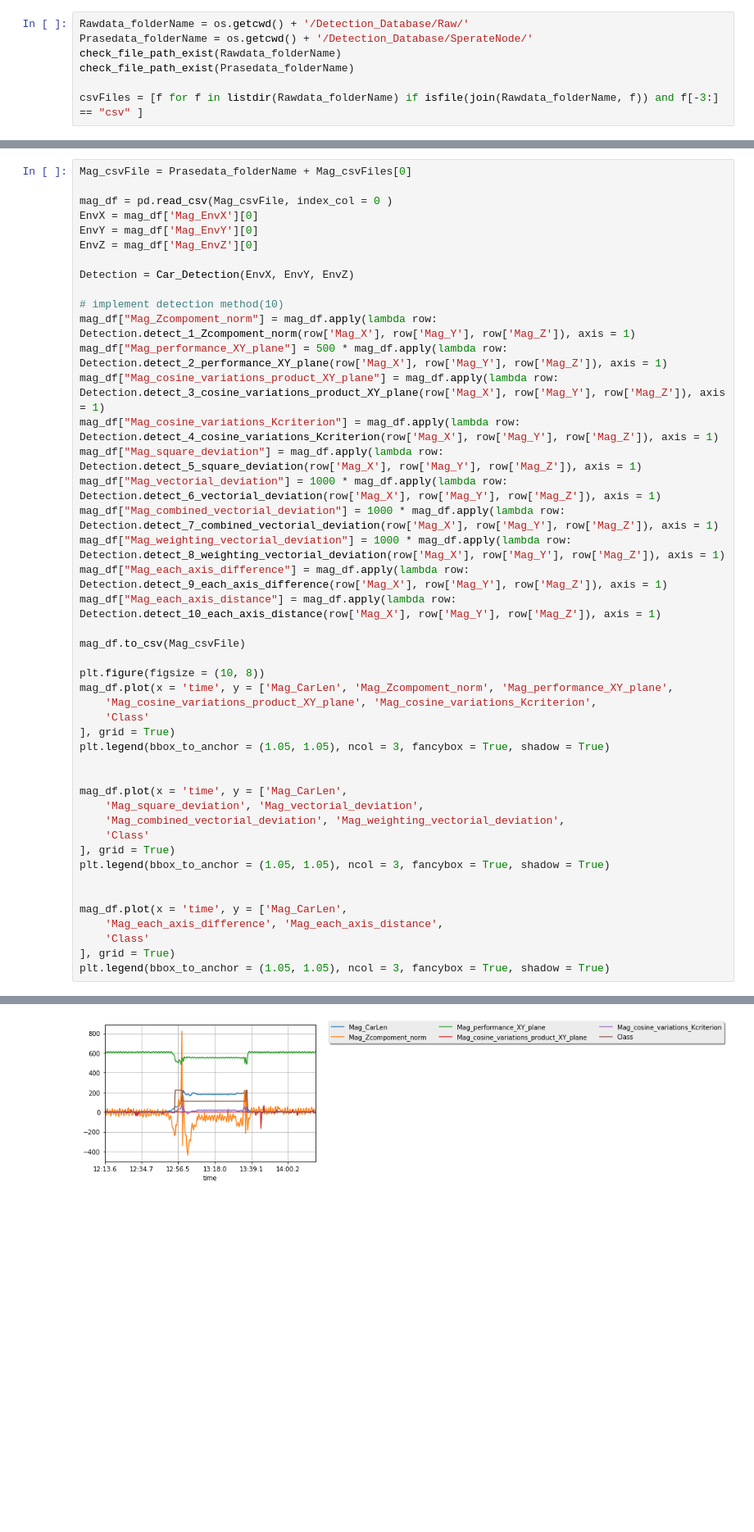
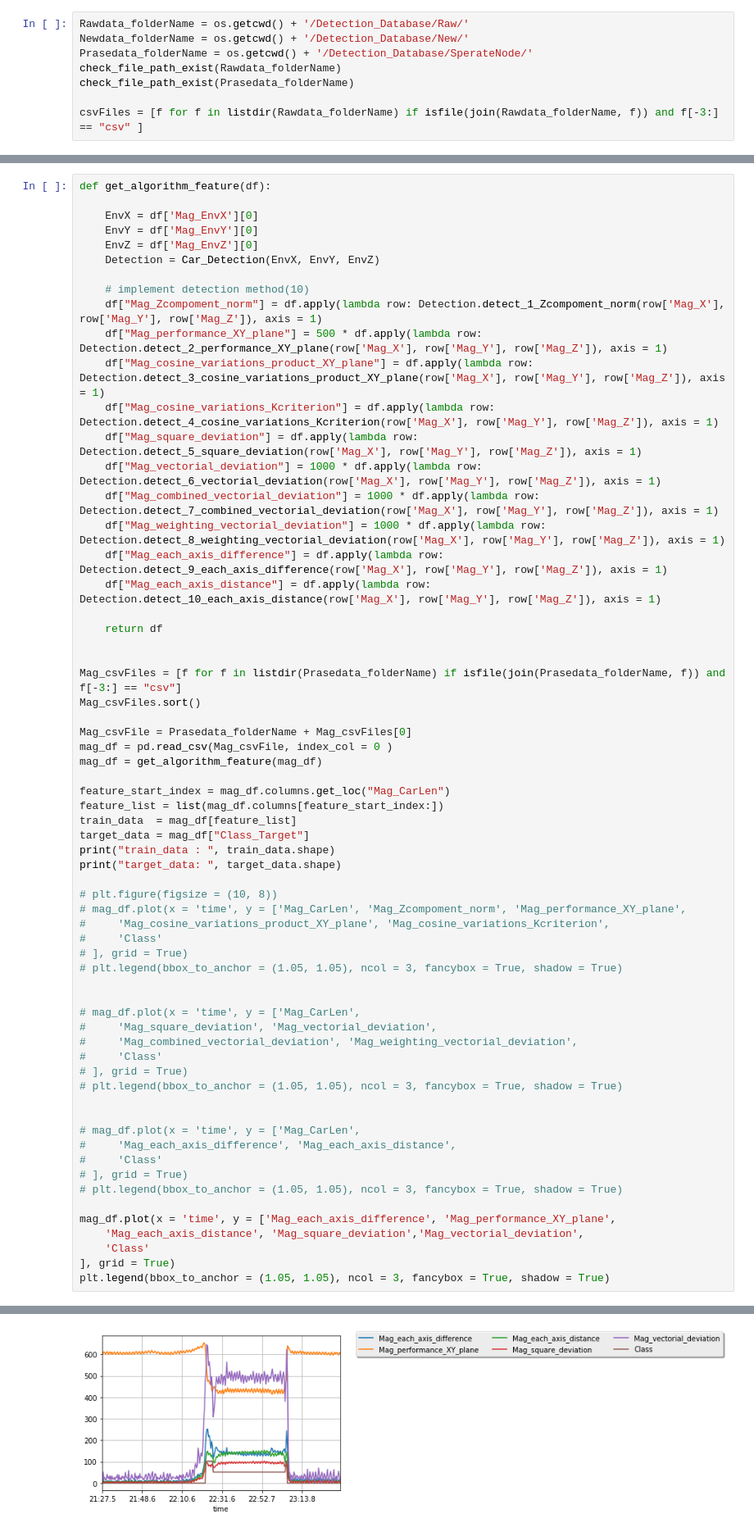
Before and after one commit to qwedsazxc78/ML_DL_Learning, a Jupyter notebook: Gemtek/Detection_Algorithm_v2.ipynb, the cells around one changed output, grey strips where cells are left out. Shown at 82% size. Drawn from its saved outputs; the diff is of its cells as text; blank space fills up the shorter version.

```diff
--- a/Gemtek/Detection_Algorithm_v2.ipynb
+++ b/Gemtek/Detection_Algorithm_v2.ipynb
@@ -187,5 +253,6 @@ def get_kmean_label(df, feature):
 # %%
 Rawdata_folderName = os.getcwd() + '/Detection_Database/Raw/'
+Newdata_folderName = os.getcwd() + '/Detection_Database/New/'
 Prasedata_folderName = os.getcwd() + '/Detection_Database/SperateNode/'
 check_file_path_exist(Rawdata_folderName)
 check_file_path_exist(Prasedata_folderName)
@@ -288,46 +383,65 @@ Mag_csvFile
 # %%
+def get_algorithm_feature(df):
+
+    EnvX = df['Mag_EnvX'][0]
+    EnvY = df['Mag_EnvY'][0]
+    EnvZ = df['Mag_EnvZ'][0]
+    Detection = Car_Detection(EnvX, EnvY, EnvZ)
+
+    # implement detection method(10)
+    df["Mag_Zcompoment_norm"] = df.apply(lambda row: Detection.detect_1_Zcompoment_norm(row['Mag_X'], row['Mag_Y'], row['Mag_Z']), axis = 1)
+    df["Mag_performance_XY_plane"] = 500 * df.apply(lambda row: Detection.detect_2_performance_XY_plane(row['Mag_X'], row['Mag_Y'], row['Mag_Z']), axis = 1)
+    df["Mag_cosine_variations_product_XY_plane"] = df.apply(lambda row: Detection.detect_3_cosine_variations_product_XY_plane(row['Mag_X'], row['Mag_Y'], row['Mag_Z']), axis = 1)
+    df["Mag_cosine_variations_Kcriterion"] = df.apply(lambda row: Detection.detect_4_cosine_variations_Kcriterion(row['Mag_X'], row['Mag_Y'], row['Mag_Z']), axis = 1)
+    df["Mag_square_deviation"] = df.apply(lambda row: Detection.detect_5_square_deviation(row['Mag_X'], row['Mag_Y'], row['Mag_Z']), axis = 1)
+    df["Mag_vectorial_deviation"] = 1000 * df.apply(lambda row: Detection.detect_6_vectorial_deviation(row['Mag_X'], row['Mag_Y'], row['Mag_Z']), axis = 1)
+    df["Mag_combined_vectorial_deviation"] = 1000 * df.apply(lambda row: Detection.detect_7_combined_vectorial_deviation(row['Mag_X'], row['Mag_Y'], row['Mag_Z']), axis = 1)
+    df["Mag_weighting_vectorial_deviation"] = 1000 * df.apply(lambda row: Detection.detect_8_weighting_vectorial_deviation(row['Mag_X'], row['Mag_Y'], row['Mag_Z']), axis = 1)
+    df["Mag_each_axis_difference"] = df.apply(lambda row: Detection.detect_9_each_axis_difference(row['Mag_X'], row['Mag_Y'], row['Mag_Z']), axis = 1)
+    df["Mag_each_axis_distance"] = df.apply(lambda row: Detection.detect_10_each_axis_distance(row['Mag_X'], row['Mag_Y'], row['Mag_Z']), axis = 1)
+
+    return df
+
+
+Mag_csvFiles = [f for f in listdir(Prasedata_folderName) if isfile(join(Prasedata_folderName, f)) and f[-3:] == "csv"]
+Mag_csvFiles.sort()
+
 Mag_csvFile = Prasedata_folderName + Mag_csvFiles[0]
+mag_df = pd.read_csv(Mag_csvFile, index_col = 0 )
+mag_df = get_algorithm_feature(mag_df)
 
-mag_df = pd.read_csv(Mag_csvFile, index_col = 0 )
-EnvX = mag_df['Mag_EnvX'][0]
-EnvY = mag_df['Mag_EnvY'][0]
-EnvZ = mag_df['Mag_EnvZ'][0]
+feature_start_index = mag_df.columns.get_loc("Mag_CarLen")
+feature_list = list(mag_df.columns[feature_start_index:])
+train_data  = mag_df[feature_list]
+target_data = mag_df["Class_Target"]
+print("train_data : ", train_data.shape)
+print("target_data: ", target_data.shape)
 
-Detection = Car_Detection(EnvX, EnvY, EnvZ)
+# plt.figure(figsize = (10, 8))
+# mag_df.plot(x = 'time', y = ['Mag_CarLen', 'Mag_Zcompoment_norm', 'Mag_performance_XY_plane',
+#     'Mag_cosine_variations_product_XY_plane', 'Mag_cosine_variations_Kcriterion',
+#     'Class'
+# ], grid = True)
+# plt.legend(bbox_to_anchor = (1.05, 1.05), ncol = 3, fancybox = True, shadow = True)
 
-# implement detection method(10)
-mag_df["Mag_Zcompoment_norm"] = mag_df.apply(lambda row: Detection.detect_1_Zcompoment_norm(row['Mag_X'], row['Mag_Y'], row['Mag_Z']), axis = 1)
-mag_df["Mag_performance_XY_plane"] = 500 * mag_df.apply(lambda row: Detection.detect_2_performance_XY_plane(row['Mag_X'], row['Mag_Y'], row['Mag_Z']), axis = 1)
-mag_df["Mag_cosine_variations_product_XY_plane"] = mag_df.apply(lambda row: Detection.detect_3_cosine_variations_product_XY_plane(row['Mag_X'], row['Mag_Y'], row['Mag_Z']), axis = 1)
-mag_df["Mag_cosine_variations_Kcriterion"] = mag_df.apply(lambda row: Detection.detect_4_cosine_variations_Kcriterion(row['Mag_X'], row['Mag_Y'], row['Mag_Z']), axis = 1)
-mag_df["Mag_square_deviation"] = mag_df.apply(lambda row: Detection.detect_5_square_deviation(row['Mag_X'], row['Mag_Y'], row['Mag_Z']), axis = 1)
-mag_df["Mag_vectorial_deviation"] = 1000 * mag_df.apply(lambda row: Detection.detect_6_vectorial_deviation(row['Mag_X'], row['Mag_Y'], row['Mag_Z']), axis = 1)
-mag_df["Mag_combined_vectorial_deviation"] = 1000 * mag_df.apply(lambda row: Detection.detect_7_combined_vectorial_deviation(row['Mag_X'], row['Mag_Y'], row['Mag_Z']), axis = 1)
-mag_df["Mag_weighting_vectorial_deviation"] = 1000 * mag_df.apply(lambda row: Detection.detect_8_weighting_vectorial_deviation(row['Mag_X'], row['Mag_Y'], row['Mag_Z']), axis = 1)
-mag_df["Mag_each_axis_difference"] = mag_df.apply(lambda row: Detection.detect_9_each_axis_difference(row['Mag_X'], row['Mag_Y'], row['Mag_Z']), axis = 1)
-mag_df["Mag_each_axis_distance"] = mag_df.apply(lambda row: Detection.detect_10_each_axis_distance(row['Mag_X'], row['Mag_Y'], row['Mag_Z']), axis = 1)
 
-mag_df.to_csv(Mag_csvFile)
+# mag_df.plot(x = 'time', y = ['Mag_CarLen',
+#     'Mag_square_deviation', 'Mag_vectorial_deviation',
+#     'Mag_combined_vectorial_deviation', 'Mag_weighting_vectorial_deviation',
+#     'Class'
+# ], grid = True)
+# plt.legend(bbox_to_anchor = (1.05, 1.05), ncol = 3, fancybox = True, shadow = True)
 
-plt.figure(figsize = (10, 8))
-mag_df.plot(x = 'time', y = ['Mag_CarLen', 'Mag_Zcompoment_norm', 'Mag_performance_XY_plane',
-    'Mag_cosine_variations_product_XY_plane', 'Mag_cosine_variations_Kcriterion',
+
+# mag_df.plot(x = 'time', y = ['Mag_CarLen',
+#     'Mag_each_axis_difference', 'Mag_each_axis_distance',
+#     'Class'
+# ], grid = True)
+# plt.legend(bbox_to_anchor = (1.05, 1.05), ncol = 3, fancybox = True, shadow = True)
+
+mag_df.plot(x = 'time', y = ['Mag_each_axis_difference', 'Mag_performance_XY_plane',
+    'Mag_each_axis_distance', 'Mag_square_deviation','Mag_vectorial_deviation',
     'Class'
 ], grid = True)
 plt.legend(bbox_to_anchor = (1.05, 1.05), ncol = 3, fancybox = True, shadow = True)
-
-
-mag_df.plot(x = 'time', y = ['Mag_CarLen',
-    'Mag_square_deviation', 'Mag_vectorial_deviation',
-    'Mag_combined_vectorial_deviation', 'Mag_weighting_vectorial_deviation',
-    'Class'
-], grid = True)
-plt.legend(bbox_to_anchor = (1.05, 1.05), ncol = 3, fancybox = True, shadow = True)
-
-
-mag_df.plot(x = 'time', y = ['Mag_CarLen',
-    'Mag_each_axis_difference', 'Mag_each_axis_distance',
-    'Class'
-], grid = True)
-plt.legend(bbox_to_anchor = (1.05, 1.05), ncol = 3, fancybox = True, shadow = True)
 # %% [output]
@@ -336 +451 @@ plt.legend(bbox_to_anchor = (1.05, 1.05), ncol = 3, fancybox = True, shadow = Tr
-[figure, old version]
+[figure, new version]
```
Also changed, not shown: parts of 14 cells of this notebook, 46 other files.
